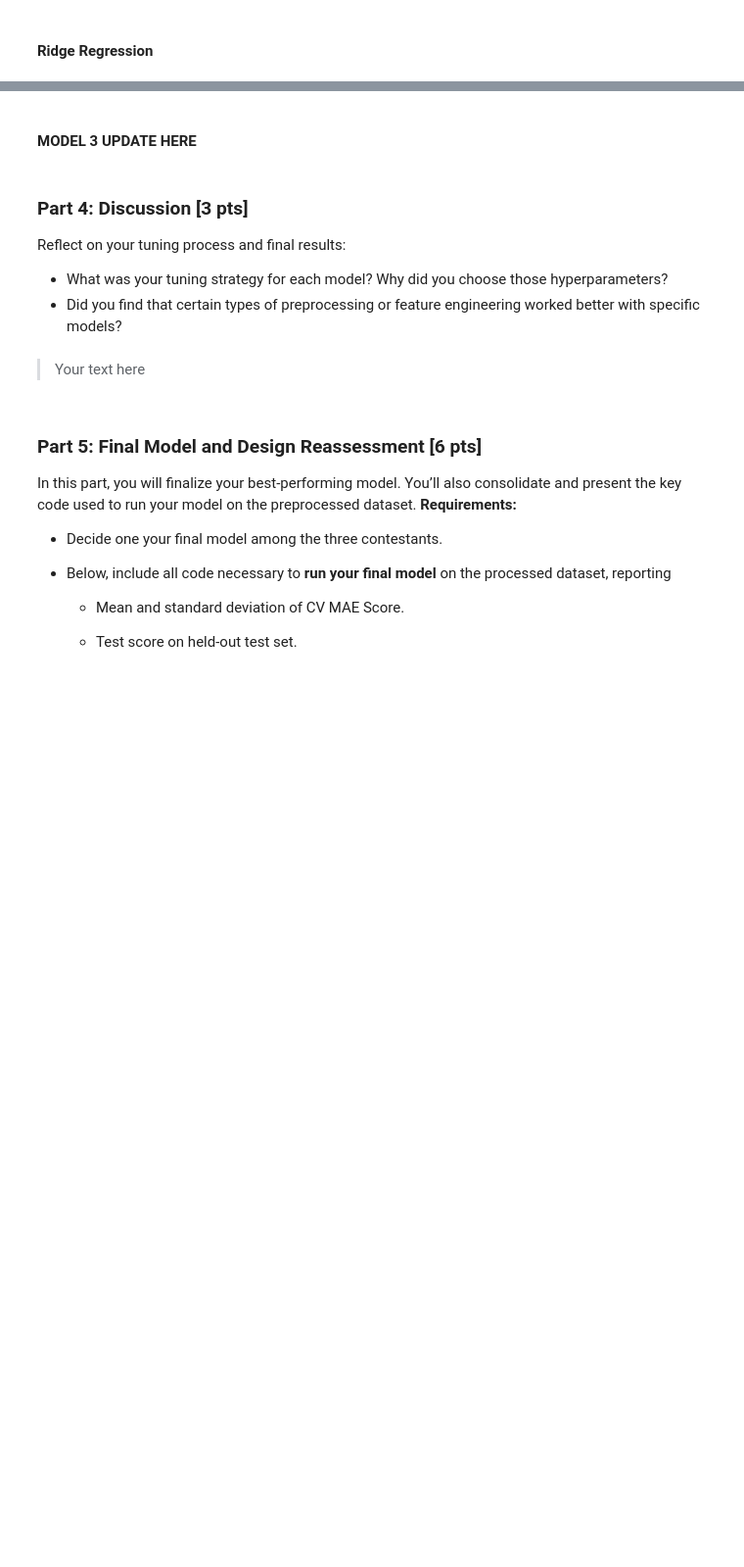
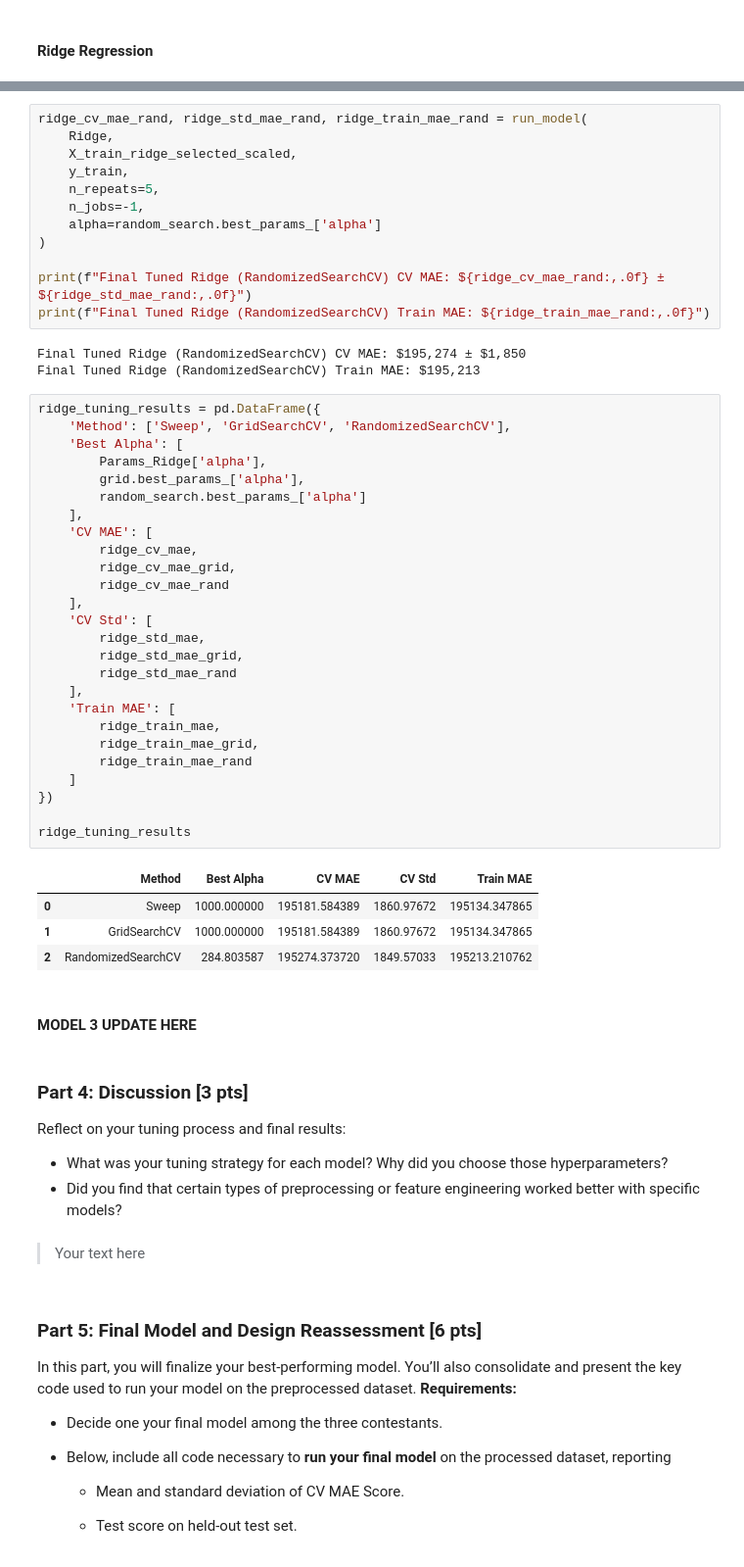
Before and after one commit to nscibelli/zillow, a Jupyter notebook: Milestone_02.ipynb, the cells around one changed output, grey strips where cells are left out. Shown at 98% size. Drawn from its saved outputs; the diff is of its cells as text; blank space fills up the shorter version.

```diff
--- a/Milestone_02.ipynb
+++ b/Milestone_02.ipynb
@@ -917,3 +1066,49 @@ Improvement          $       +554
+# %%
+ridge_cv_mae_rand, ridge_std_mae_rand, ridge_train_mae_rand = run_model(
+    Ridge,
+    X_train_ridge_selected_scaled,
+    y_train,
+    n_repeats=5,
+    n_jobs=-1,
+    alpha=random_search.best_params_['alpha']
+)
+
+print(f"Final Tuned Ridge (RandomizedSearchCV) CV MAE: ${ridge_cv_mae_rand:,.0f} ± ${ridge_std_mae_rand:,.0f}")
+print(f"Final Tuned Ridge (RandomizedSearchCV) Train MAE: ${ridge_train_mae_rand:,.0f}")
+# %% [output]
+Final Tuned Ridge (RandomizedSearchCV) CV MAE: $195,274 ± $1,850
+Final Tuned Ridge (RandomizedSearchCV) Train MAE: $195,213
+# %%
+ridge_tuning_results = pd.DataFrame({
+    'Method': ['Sweep', 'GridSearchCV', 'RandomizedSearchCV'],
+    'Best Alpha': [
+        Params_Ridge['alpha'],
+        grid.best_params_['alpha'],
+        random_search.best_params_['alpha']
+    ],
+    'CV MAE': [
+        ridge_cv_mae,
+        ridge_cv_mae_grid,
+        ridge_cv_mae_rand
+    ],
+    'CV Std': [
+        ridge_std_mae,
+        ridge_std_mae_grid,
+        ridge_std_mae_rand
+    ],
+    'Train MAE': [
+        ridge_train_mae,
+        ridge_train_mae_grid,
+        ridge_train_mae_rand
+    ]
+})
+
+ridge_tuning_results
+# %% [output]
+|  | Method | Best Alpha | CV MAE | CV Std | Train MAE |
+| 0 | Sweep | 1000.000000 | 195181.584389 | 1860.97672 | 195134.347865 |
+| 1 | GridSearchCV | 1000.000000 | 195181.584389 | 1860.97672 | 195134.347865 |
+| 2 | RandomizedSearchCV | 284.803587 | 195274.373720 | 1849.57033 | 195213.210762 |
 # %% [markdown]
 #### MODEL 3 UPDATE HERE
 # %% [markdown]
```
Also changed, not shown: parts of 28 cells of this notebook.
